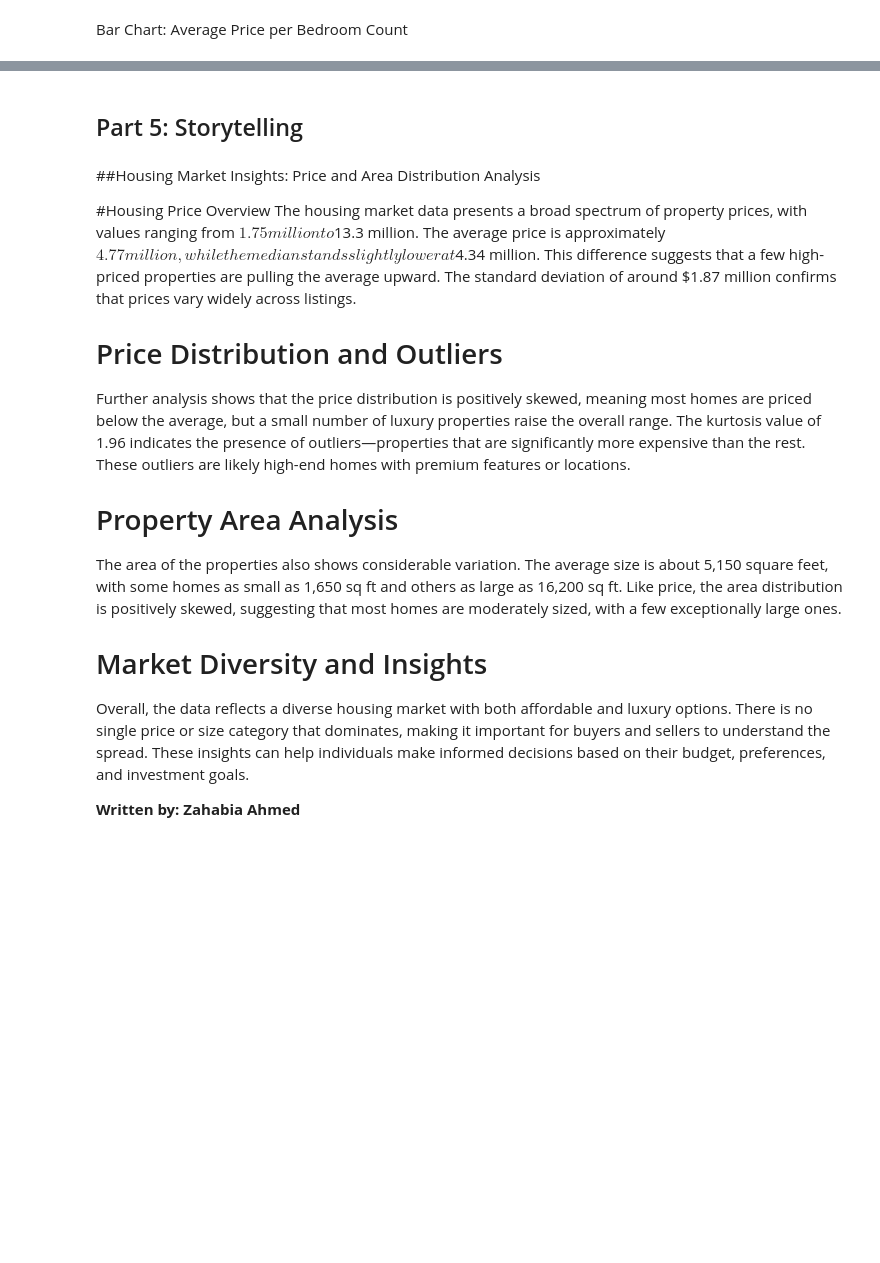
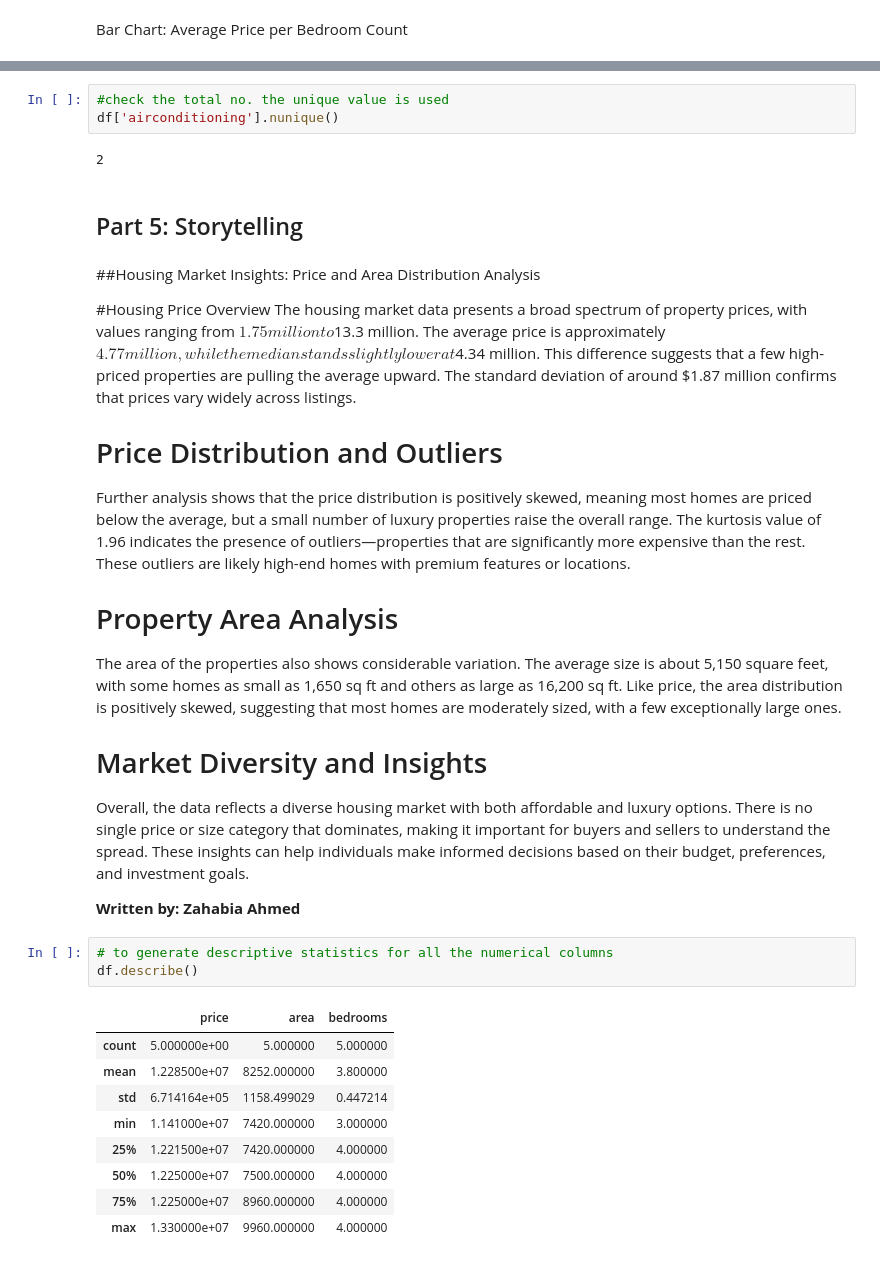
Before and after one commit to Zahab163/StoryTelling_HousingAnaysis, a Jupyter notebook: Zahab_HousingAnalysis.ipynb, the cells around one changed output, grey strips where cells are left out. Cells and saved outputs as stored; diff of their text form; blank space fills up the shorter version.

```diff
--- a/Zahab_HousingAnalysis.ipynb
+++ b/Zahab_HousingAnalysis.ipynb
@@ -373,3 +386,8 @@ These visualizations will help you uncover patterns in property size and pricing
+# %%
+#check the total no. the unique value is used
+df['airconditioning'].nunique()
+# %% [output]
+2
 # %% [markdown]
 ## Part 5: Storytelling
 # %% [markdown]
@@ -377,7 +395,7 @@ These visualizations will help you uncover patterns in property size and pricing
 
 
 #Housing Price Overview
-The housing market data presents a broad spectrum of property prices, with values ranging from $1.75 million to $13.3 million. The average price is approximately $4.77 million, while the median stands slightly lower at $4.34 million. This difference suggests that a few high-priced properties are pulling the average upward. The standard deviation of around $1.87 million confirms that prices vary widely across listings.
+The housing market data presents a broad spectrum of property prices, with values ranging from $1.75 million to $13.3 million. The average price is approximately $ 4.77 million, while the median stands slightly lower at $4.34 million. This difference suggests that a few high-priced properties are pulling the average upward. The standard deviation of around $1.87 million confirms that prices vary widely across listings.
 
 # Price Distribution and Outliers
 Further analysis shows that the price distribution is positively skewed, meaning most homes are priced below the average, but a small number of luxury properties raise the overall range. The kurtosis value of 1.96 indicates the presence of outliers—properties that are significantly more expensive than the rest. These outliers are likely high-end homes with premium features or locations.
@@ -391,3 +409,16 @@ Overall, the data reflects a diverse housing market with both affordable and lux
 
 **Written by:**
 **Zahabia Ahmed**
+# %%
+# to generate descriptive statistics for all the numerical columns
+df.describe()
+# %% [output]
+|  | price | area | bedrooms |
+| count | 5.000000e+00 | 5.000000 | 5.000000 |
+| mean | 1.228500e+07 | 8252.000000 | 3.800000 |
+| std | 6.714164e+05 | 1158.499029 | 0.447214 |
+| min | 1.141000e+07 | 7420.000000 | 3.000000 |
+| 25% | 1.221500e+07 | 7420.000000 | 4.000000 |
+| 50% | 1.225000e+07 | 7500.000000 | 4.000000 |
+| 75% | 1.225000e+07 | 8960.000000 | 4.000000 |
+| max | 1.330000e+07 | 9960.000000 | 4.000000 |
```
Also changed, not shown: parts of 9 cells of this notebook.
